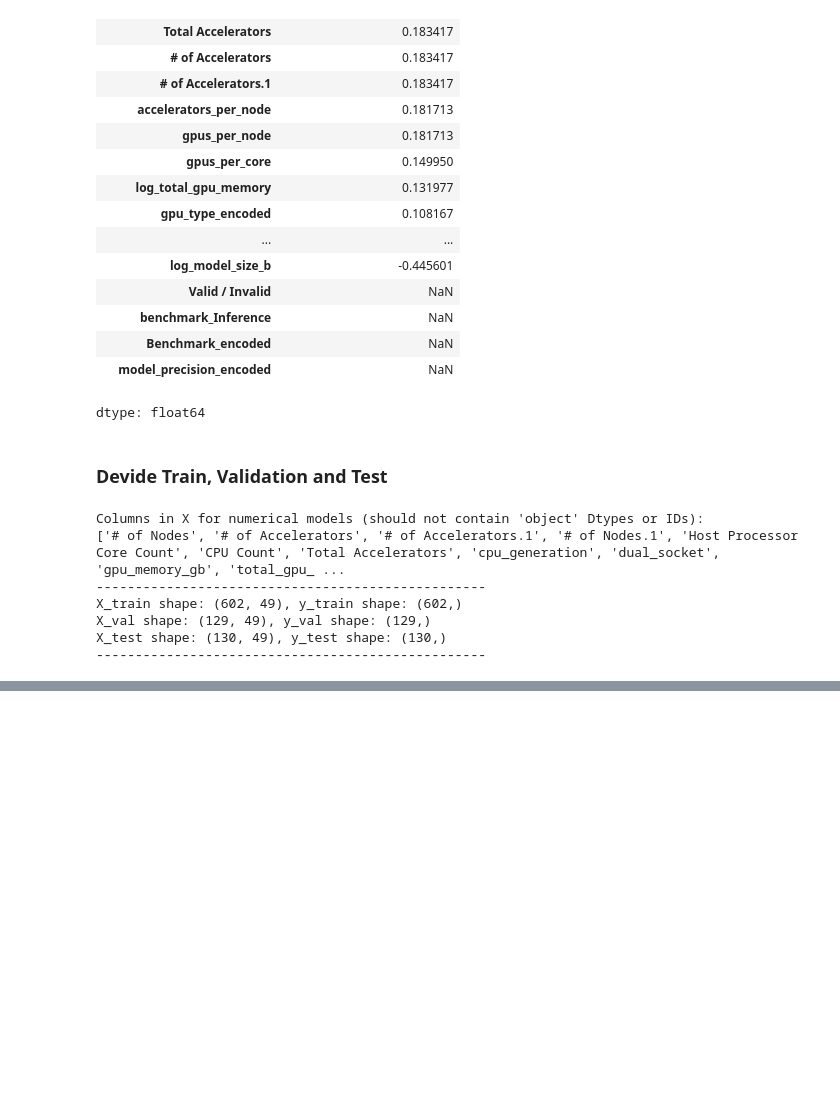
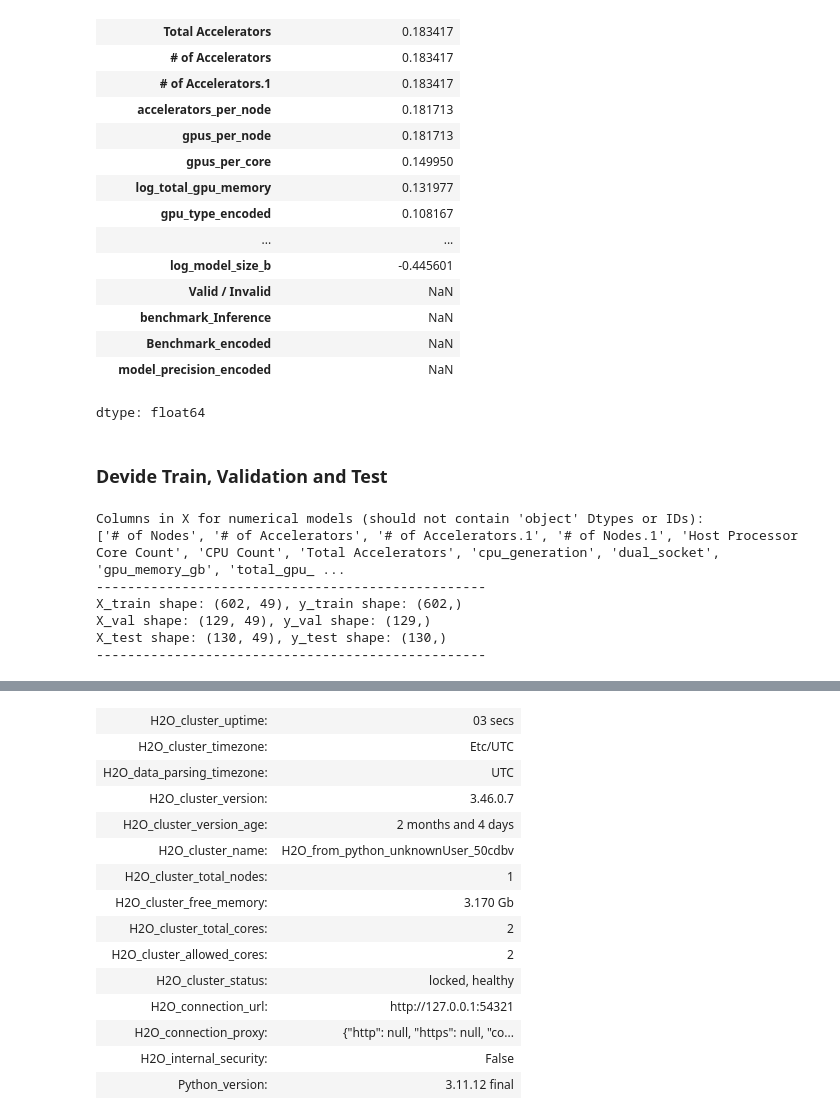
Before and after one commit to zoezyn/AI-Hardcore-Hackathon, a Jupyter notebook: model_benchmarking_initial_analysis/model_analysis.ipynb, the cells around one changed output, grey strips where cells are left out. Drawn from its saved outputs; the diff is of its cells as text; code cells hidden in the pictures; blank space fills up the shorter version.

Commit message:
add h2o.automl and other regrission models

```diff
--- a/model_benchmarking_initial_analysis/model_analysis.ipynb
+++ b/model_benchmarking_initial_analysis/model_analysis.ipynb
@@ -489,7 +503,10 @@ models = {
                             eval_metric='rmse'),
     "LightGBM": LGBMRegressor(random_state=42, n_estimators=1000, learning_rate=0.01, n_jobs=-1,
                               num_leaves=20),
-    "HistGradientBoostingRegressor": HistGradientBoostingRegressor(random_state=42, max_iter=500, learning_rate=0.05)
+    "HistGradientBoostingRegressor": HistGradientBoostingRegressor(random_state=42, max_iter=500, learning_rate=0.05),
+    "RandomForestRegressor": RandomForestRegressor(random_state=42, n_estimators=500, n_jobs=-1),
+    "ExtraTreesRegressor": ExtraTreesRegressor(random_state=42, n_estimators=500, n_jobs=-1),
+    "MLPRegressor": MLPRegressor(random_state=42, max_iter=1000, hidden_layer_sizes=(100, 50), early_stopping=True, n_iter_no_change=20)
 }
 
 results = {}
@@ -505,8 +522,13 @@ for name, model in models.items():
         model.fit(X_train_imputed, y_train, # Use imputed data here
                   eval_set=[(X_val_imputed, y_val)], # Use imputed data here
                   callbacks=[lgb_early_stopping(stopping_rounds=50, verbose=False)])
-    else: # For HistGradientBoostingRegressor
-        model.fit(X_train_imputed, y_train) # Use imputed data here
+    elif name in ["RandomForestRegressor", "ExtraTreesRegressor", "HistGradientBoostingRegressor", "MLPRegressor"]:
+        model.fit(X_train_imputed, y_train)
+    else:
+        # This 'else' block should ideally not be hit if all models are handled.
+        # This is a safeguard if you add models not specifically handled above.
+        print(f"Warning: Model {name} not explicitly handled in fit logic. Attempting default fit.")
+        model.fit(X_train_imputed, y_train)
 
     # Evaluate on Validation Set
     y_val_pred = model.predict(X_val_imputed) # Use imputed data here
@@ -669,3 +691,74 @@ Plotting predictions for the best model: CatBoost
 [figure]
 [figure]
 [figure]
+# %%
+# --- AUTOML FRAMEWORKS EXECUTION ---
+print("\n--- Running AutoML Frameworks ---")
+
+
+# --- H2O ---
+print("\nInitializing H2O cluster (this may take a moment)...")
+start_time = time.time()
+try:
+    h2o.init(nthreads=-1) # Initialize H2O cluster using all available threads
+
+    # Convert pandas DataFrames to H2OFrame
+    h2o_train_df = h2o.H2OFrame(pd.concat([X_train_imputed, y_train], axis=1))
+    h2o_val_df = h2o.H2OFrame(pd.concat([X_val_imputed, y_val], axis=1))
+    h2o_test_df = h2o.H2OFrame(pd.concat([X_test_imputed, y_test], axis=1)) # Need y_test for evaluation if it was used in H2O predict
+
+    # Define predictors (features) and response (target)
+    predictors = X_train_imputed.columns.tolist()
+    response = target_column
+
+    # Identify categorical columns in H2OFrame (H2O can auto-detect, but explicit is safer)
+    # H2O will treat all numeric columns as numeric unless specified.
+    # Since we imputed, all are numeric, so no need for specific categorical handling here
+    # if the original categoricals were one-hot encoded or label encoded.
+    # If using original categoricals, you'd mark them as 'enum':
+    # for col in categorical_cols_original:
+    #     if col in h2o_train_df.columns:
+    #         h2o_train_df[col] = h2o_train_df[col].asfactor()
+    #         h2o_val_df[col] = h2o_val_df[col].asfactor()
+    #         h2o_test_df[col] = h2o_test_df[col].asfactor()
+
+    from h2o.automl import H2OAutoML
+    aml = H2OAutoML(max_models=10, # Max number of models to train
+                    seed=42,
+                    max_runtime_secs=300) # 5 minutes for demonstration; increase for better results
+
+    aml.train(x=predictors, y=response, training_frame=h2o_train_df, validation_frame=h2o_val_df)
+
+    # Get the best model from AutoML
+    h2o_best_model = aml.leader
+
+    # Evaluate on Validation Set
+    h2o_y_val_pred = h2o_best_model.predict(h2o_val_df).as_data_frame().values.flatten()
+    h2o_val_rmse = np.sqrt(mean_squared_error(y_val, h2o_y_val_pred))
+    h2o_val_mae = mean_absolute_error(y_val, h2o_y_val_pred)
+    h2o_val_r2 = r2_score(y_val, h2o_y_val_pred)
+
+    # Evaluate on Test Set
+    h2o_y_test_pred = h2o_best_model.predict(h2o_test_df).as_data_frame().values.flatten()
+    h2o_test_rmse = np.sqrt(mean_squared_error(y_test, h2o_y_test_pred))
+    h2o_test_mae = mean_absolute_error(y_test, h2o_y_test_pred)
+    h2o_test_r2 = r2_score(y_test, h2o_y_test_pred)
+
+    results['H2O_AutoML'] = {
+        "Validation RMSE": h2o_val_rmse,
+        "Validation MAE": h2o_val_mae,
+        "Validation R2": h2o_val_r2,
+        "Test RMSE": h2o_test_rmse,
+        "Test MAE": h2o_test_mae,
+        "Test R2": h2o_test_r2
+    }
+    print(f"H2O AutoML - Validation RMSE: {h2o_val_rmse:.4f}, MAE: {h2o_val_mae:.4f}, R2: {h2o_val_r2:.4f}")
+    print(f"H2O AutoML - Test RMSE: {h2o_test_rmse:.4f}, MAE: {h2o_test_mae:.4f}, R2: {h2o_test_r2:.4f}")
+
+except Exception as e:
+    print(f"H2O AutoML training failed: {e}")
+    print("Please ensure H2O is installed and the H2O cluster can be initialized.")
+finally:
+    h2o.cluster().shutdown(prompt=False) # Shut down H2O cluster cleanly
+    print(f"H2O execution time: {time.time() - start_time:.2f} seconds")
+# %% [output]
@@ -671,0 +777,15 @@ Plotting predictions for the best model: CatBoost
+| H2O_cluster_uptime: | 03 secs |
+| H2O_cluster_timezone: | Etc/UTC |
+| H2O_data_parsing_timezone: | UTC |
+| H2O_cluster_version: | 3.46.0.7 |
+| H2O_cluster_version_age: | 2 months and 4 days |
+| H2O_cluster_name: | H2O_from_python_unknownUser_50cdbv |
+| H2O_cluster_total_nodes: | 1 |
+| H2O_cluster_free_memory: | 3.170 Gb |
+| H2O_cluster_total_cores: | 2 |
+| H2O_cluster_allowed_cores: | 2 |
+| H2O_cluster_status: | locked, healthy |
+| H2O_connection_url: | http://127.0.0.1:54321 |
+| H2O_connection_proxy: | {"http": null, "https": null, "co... |
+| H2O_internal_security: | False |
+| Python_version: | 3.11.12 final |
```
Also changed, not shown: parts of 12 cells of this notebook.
